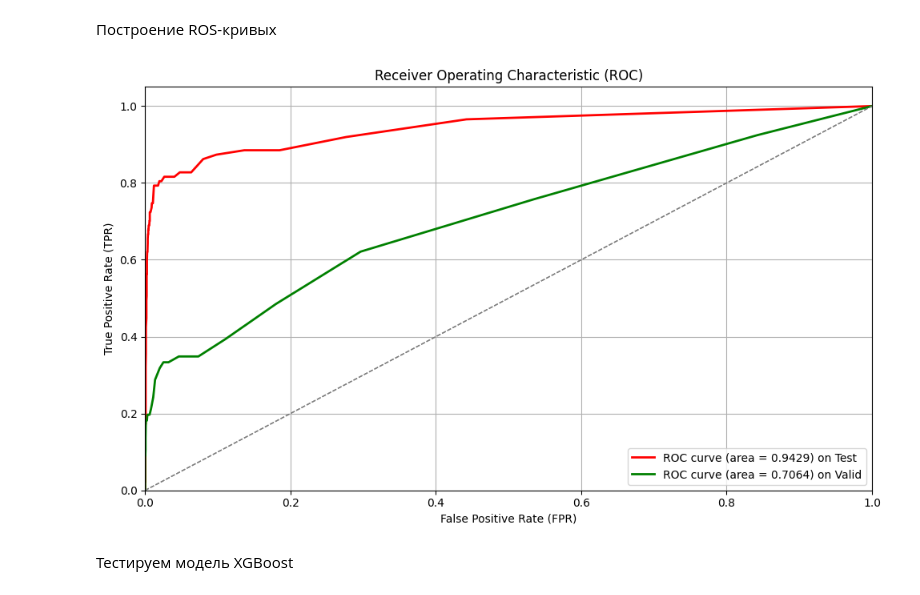
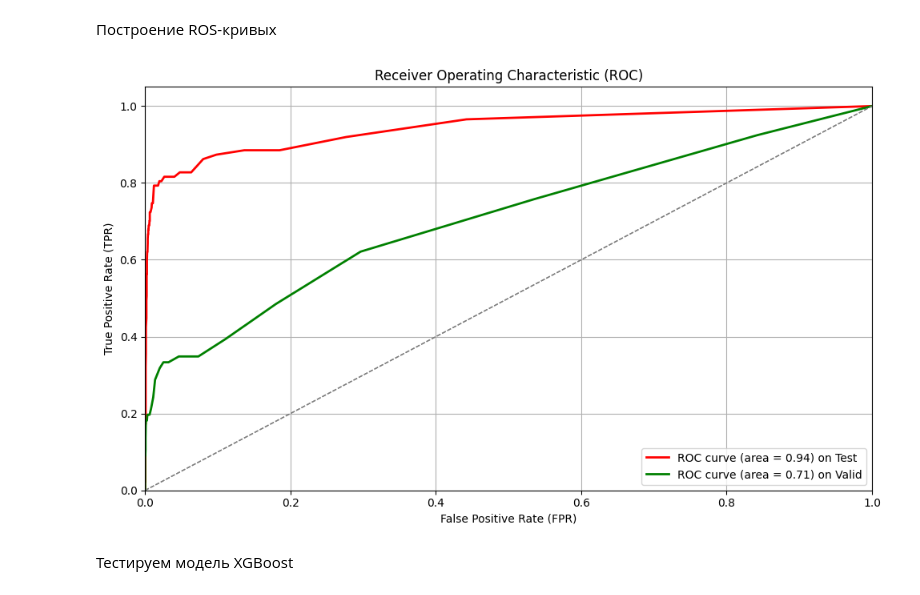
Before and after one commit to pogodaa/second_intensiv_predict_dataset_ot_samolyta, a Jupyter notebook: main.ipynb, the cells around one changed output. Cells and saved outputs as stored; diff of their text form; code cells hidden in the pictures.

```diff
--- a/main.ipynb
+++ b/main.ipynb
@@ -419,36 +391,36 @@ ROC_test = roc_auc_score(y_test, test_preds_proba)
 
 # ROC-кривая для valid
 fpr_valid, tpr_valid, thresholds_valid = roc_curve(y_valid, valid_preds_proba)
 ROC_valid = roc_auc_score(y_valid, valid_preds_proba)
 
 plt.figure(figsize=(10, 6))
 
 # Вывод test
-plt.plot(fpr, tpr, color='red', lw=2, label=f'ROC curve (area = {ROC_test:.4f}) on Test')
+plt.plot(fpr, tpr, color='red', lw=2, label=f'ROC curve (area = {ROC_test:.2f}) on Test')
 plt.plot([0, 1], [0, 1], color='gray', linestyle='--', lw=1)  # Диагональная линия
 plt.xlim([0.0, 1.0])
 plt.ylim([0.0, 1.05])
 plt.xlabel('False Positive Rate (FPR)')
 plt.ylabel('True Positive Rate (TPR)')
 plt.title('Receiver Operating Characteristic (ROC)')
 plt.legend(loc="lower right")
 plt.grid(True)
 
 # Вывод valid
-plt.plot(fpr_valid, tpr_valid, color='green', lw=2, label=f'ROC curve (area = {ROC_valid:.4f}) on Valid')
+plt.plot(fpr_valid, tpr_valid, color='green', lw=2, label=f'ROC curve (area = {ROC_valid:.2f}) on Valid')
 plt.plot([0, 1], [0, 1], color='gray', linestyle='--', lw=1)  # Диагональная линия
 plt.xlim([0.0, 1.0])
 plt.ylim([0.0, 1.05])
 plt.xlabel('False Positive Rate (FPR)')
 plt.ylabel('True Positive Rate (TPR)')
 plt.title('Receiver Operating Characteristic (ROC)')
 plt.legend(loc="lower right")
 plt.grid(True)
 
 plt.tight_layout()
 plt.show()
 # %% [output]
-[figure, old version]
+[figure, new version]
 # %% [markdown]
 Тестируем модель XGBoost
 # %%
```
Also changed, not shown: parts of 23 cells of this notebook.
